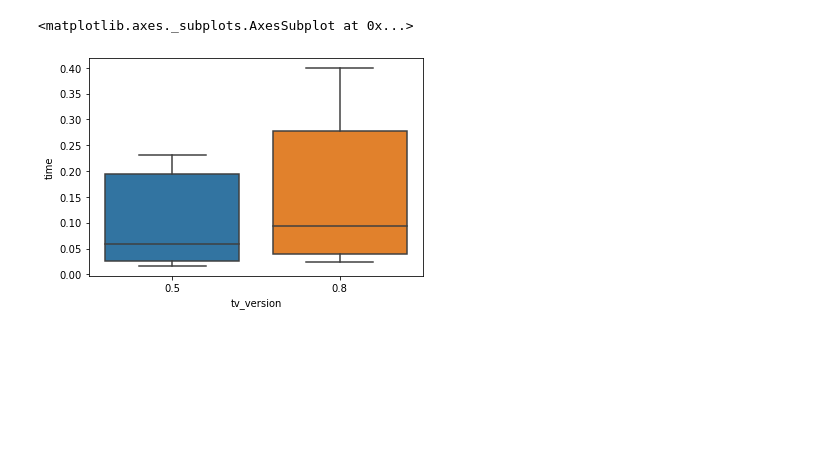
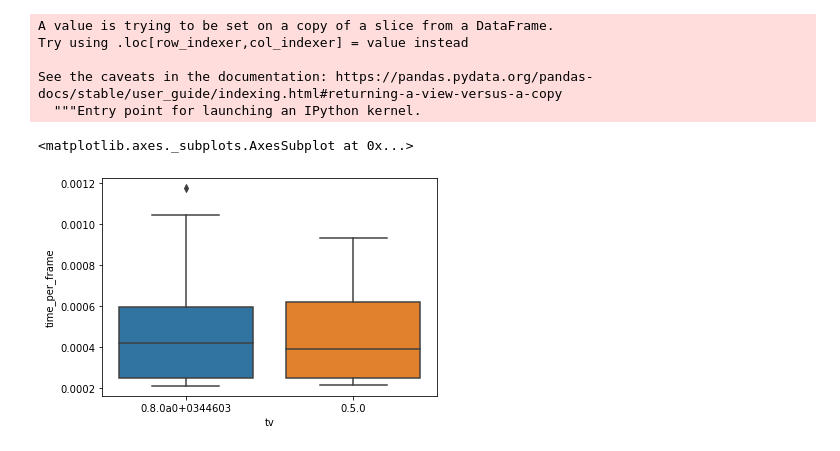
Before and after one commit to bjuncek/video_reader_benchmark, a Jupyter notebook: timeitcomp/Graph Results.ipynb, the cells around one changed output. Saved outputs shown, nothing was run; the diff lists cells and outputs as text; code cells hidden in the pictures; blank space fills up the shorter version.

```diff
--- a/timeitcomp/Graph Results.ipynb
+++ b/timeitcomp/Graph Results.ipynb
@@ -9,0 +10,7 @@ ax = sns.boxplot(x="loader", y="time", data=df)
+# %%
+dfa = pd.read_csv("./basic_reading_speeds.csv")
+dfb = pd.read_csv("./basic_reading_speeds_tv05.csv")
+df = pd.concat([dfa, dfb])
+# %%
+df_ss = df[df.loader == "tv_vr"]
+df_ss
@@ -37,7 +41,15 @@ df
+# %%
+df_ss["time_per_frame"] = df_ss['time'] / df_ss['num_frames']
+# %% [output]
+A value is trying to be set on a copy of a slice from a DataFrame.
+Try using .loc[row_indexer,col_indexer] = value instead
+
+See the caveats in the documentation: https://pandas.pydata.org/pandas-docs/stable/user_guide/indexing.html#returning-a-view-versus-a-copy
+  """Entry point for launching an IPython kernel.
 # %%
-sns.boxplot(x="tv_version", y="time", data=df_ss, showfliers = False)
+sns.boxplot(x="tv", y="time_per_frame", data=df_ss)
 # %% [output]
 <matplotlib.axes._subplots.AxesSubplot at 0x...>
-[figure, old version]
+[figure, new version]
 # %%
 g = sns.FacetGrid(df_ss, col="video", col_wrap=2, height=4, aspect=2)
```
Also changed, not shown: parts of 8 cells of this notebook, 4 other files.
